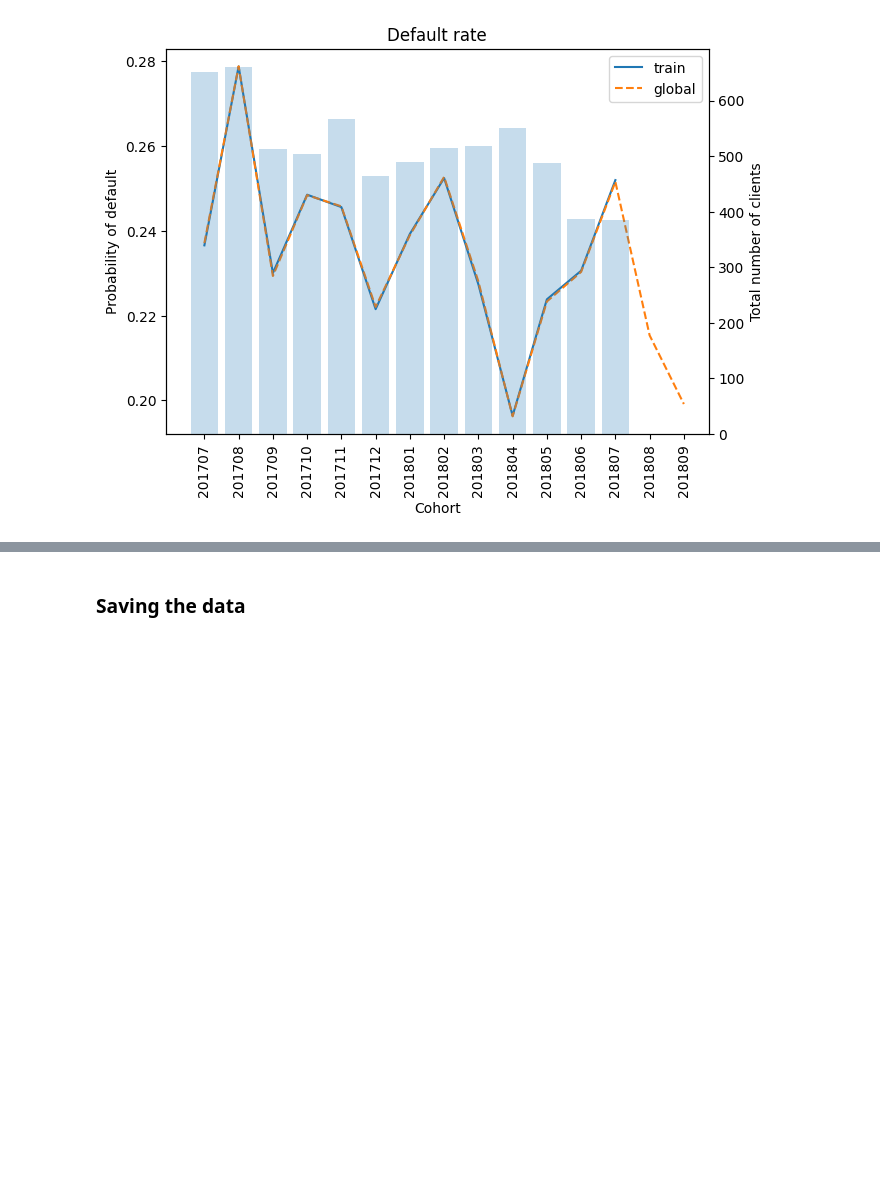
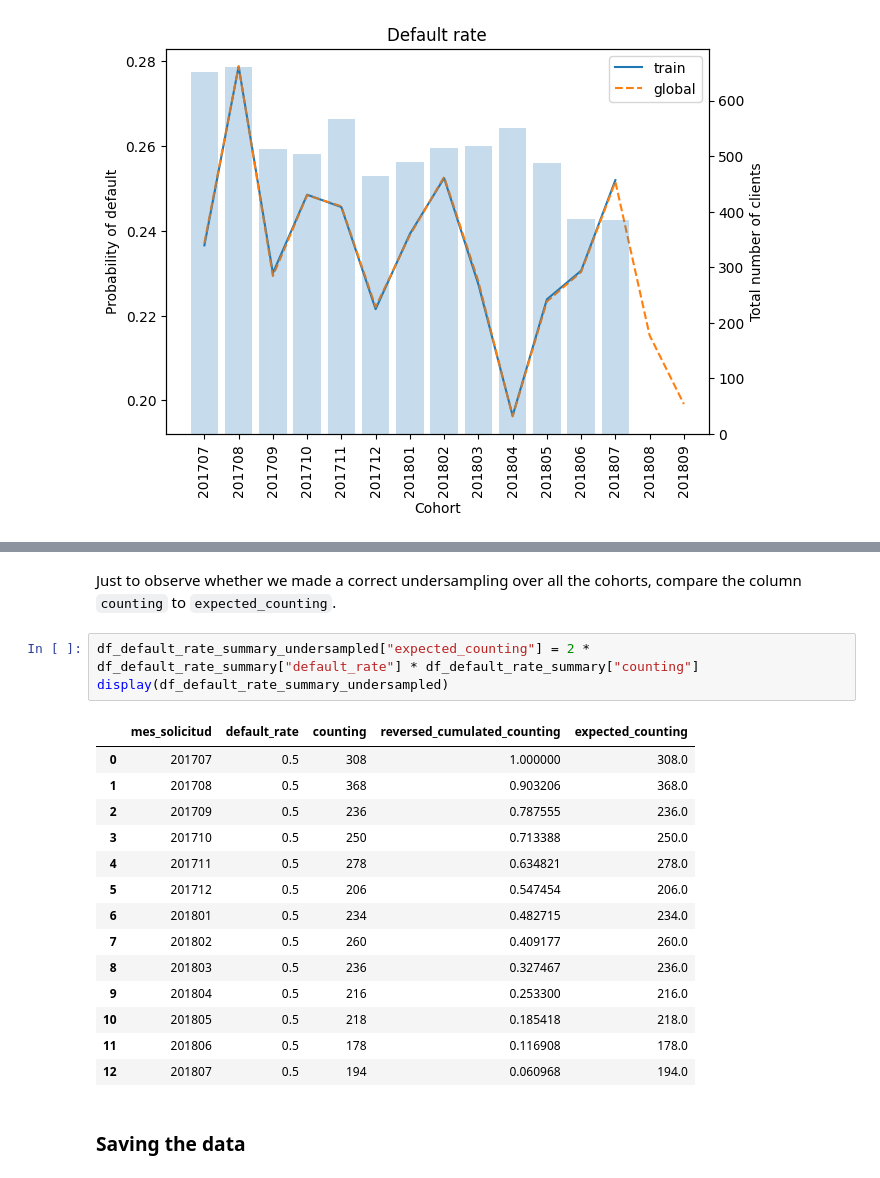
Before and after one commit to luis-escarcega/classifying-good-and-bad-customers, a Jupyter notebook: data_preparation.ipynb, the cells around one changed output, grey strips where cells are left out. Saved outputs shown, nothing was run; the diff lists cells and outputs as text; blank space fills up the shorter version.

```diff
--- a/data_preparation.ipynb
+++ b/data_preparation.ipynb
@@ -138,3 +163,23 @@ Default rate in the train data set versus globally
+# %% [markdown]
+Just to observe whether we made a correct undersampling over all the cohorts, compare the column `counting` to `expected_counting`.
+# %%
+df_default_rate_summary_undersampled["expected_counting"] = 2 * df_default_rate_summary["default_rate"] * df_default_rate_summary["counting"]
+display(df_default_rate_summary_undersampled)
+# %% [output]
+|  | mes_solicitud | default_rate | counting | reversed_cumulated_counting | expected_counting |
+| 0 | 201707 | 0.5 | 308 | 1.000000 | 308.0 |
+| 1 | 201708 | 0.5 | 368 | 0.903206 | 368.0 |
+| 2 | 201709 | 0.5 | 236 | 0.787555 | 236.0 |
+| 3 | 201710 | 0.5 | 250 | 0.713388 | 250.0 |
+| 4 | 201711 | 0.5 | 278 | 0.634821 | 278.0 |
+| 5 | 201712 | 0.5 | 206 | 0.547454 | 206.0 |
+| 6 | 201801 | 0.5 | 234 | 0.482715 | 234.0 |
+| 7 | 201802 | 0.5 | 260 | 0.409177 | 260.0 |
+| 8 | 201803 | 0.5 | 236 | 0.327467 | 236.0 |
+| 9 | 201804 | 0.5 | 216 | 0.253300 | 216.0 |
+| 10 | 201805 | 0.5 | 218 | 0.185418 | 218.0 |
+| 11 | 201806 | 0.5 | 178 | 0.116908 | 178.0 |
+| 12 | 201807 | 0.5 | 194 | 0.060968 | 194.0 |
 # %% [markdown]
 ### Saving the data
 # %%
```
Also changed, not shown: parts of 5 cells of this notebook, 1 other file.
